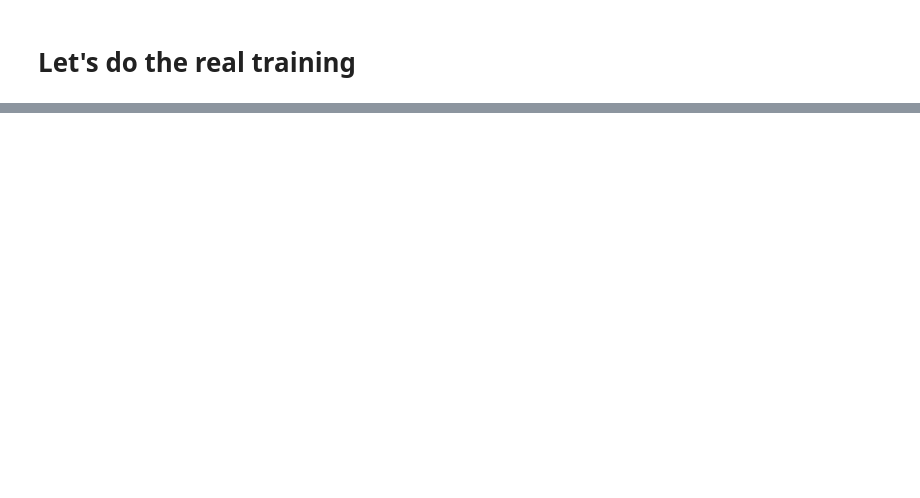
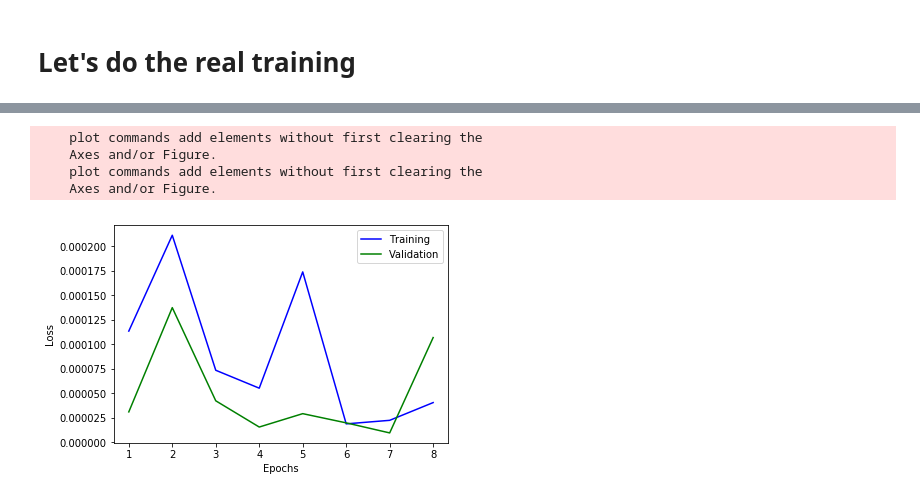
Before and after one commit to gachet/CarND-Behavioral-Cloning-P3, a Jupyter notebook: model.ipynb, the cells around one changed output, grey strips where cells are left out. Cells and saved outputs as stored; diff of their text form; code cells hidden in the pictures; blank space fills up the shorter version.

```diff
--- a/model.ipynb
+++ b/model.ipynb
@@ -401,0 +402,8 @@ history.history
+# %%
+plot_loss_vs_epochs(history.history['loss'][1:], history.history['val_loss'][1:])
+# %% [output]
+    plot commands add elements without first clearing the
+    Axes and/or Figure.
+    plot commands add elements without first clearing the
+    Axes and/or Figure.
+[figure, added]
```
Also changed, not shown: parts of 10 cells of this notebook.
